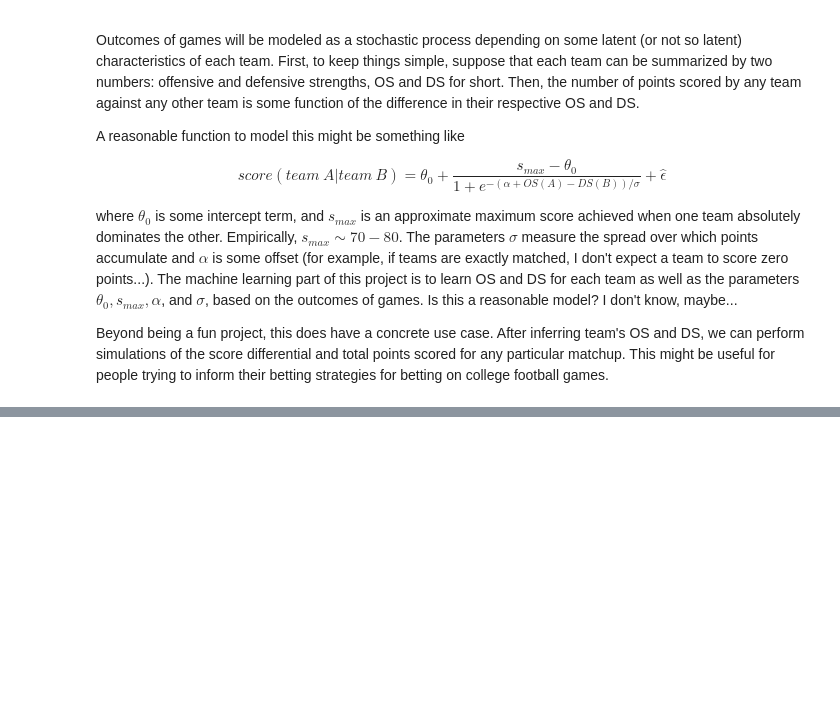
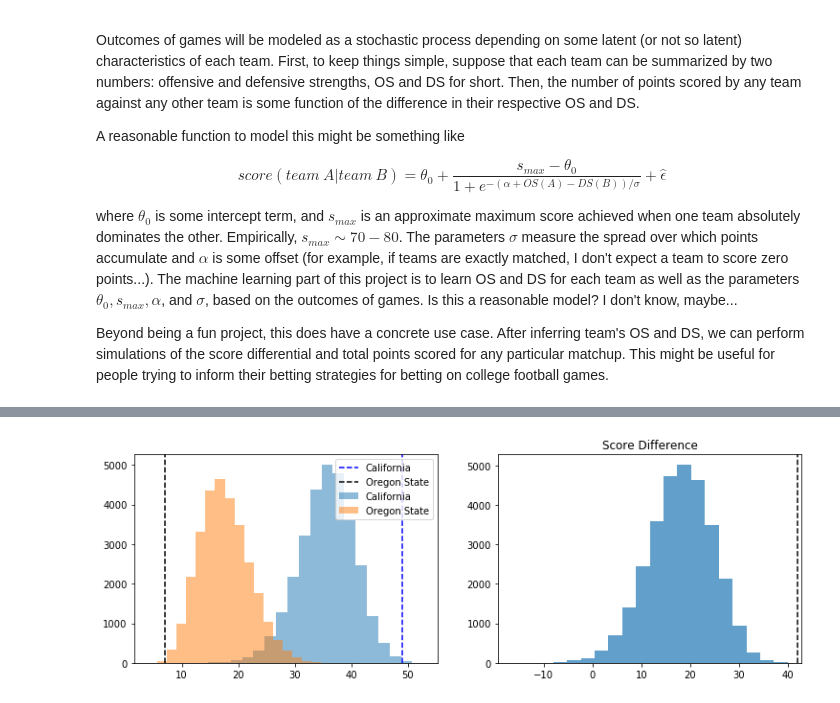
Before and after one commit to dbz10/bayesian-cfb, a Jupyter notebook: notebooks/02-modeling playground.ipynb, the cells around one changed output, grey strips where cells are left out. Cells and saved outputs as stored; diff of their text form; code cells hidden in the pictures; blank space fills up the shorter version.

```diff
--- a/notebooks/02-modeling playground.ipynb
+++ b/notebooks/02-modeling playground.ipynb
@@ -16,0 +206,4 @@ Beyond being a fun project, this does have a concrete use case. After inferring
+# %%
+sample_outcome('California','Oregon State')
+# %% [output]
+[figure, added]
```
Also changed, not shown: parts of 21 cells of this notebook.
